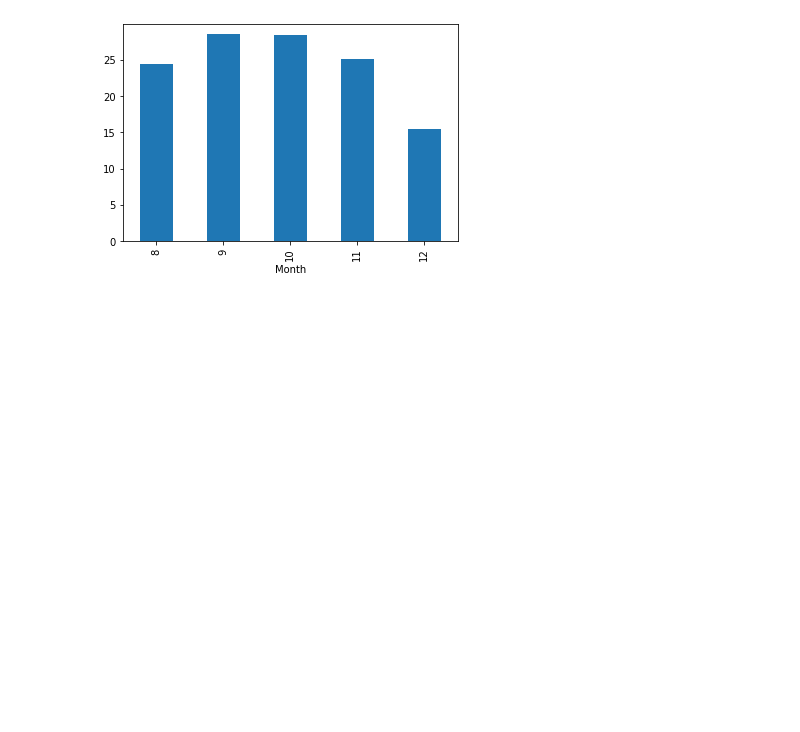
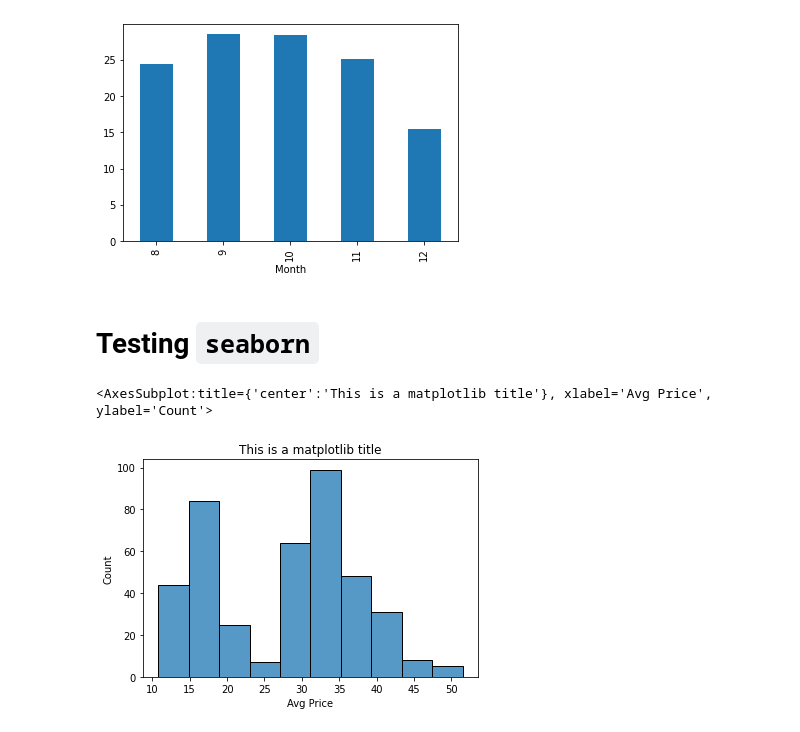
Before and after one commit to Nelarius/ML-For-Beginners, a Jupyter notebook: 2-Regression/2-Data/notebook.ipynb, the cells around one changed output. Cells and saved outputs as stored; diff of their text form; code cells hidden in the pictures; blank space fills up the shorter version.

Commit message:
Add some seaborn tests

```diff
--- a/2-Regression/2-Data/notebook.ipynb
+++ b/2-Regression/2-Data/notebook.ipynb
@@ -104,3 +105,13 @@ new_pumpkins.groupby(['Month'])['Avg Price'].mean().plot(kind='bar')
 1650    1/2 bushel cartons      8     38.000       18.0        20.0
 <AxesSubplot:xlabel='Month'>
 [figure]
+# %% [markdown]
+# Testing `seaborn`
+# %%
+# Looks like you can just pass dataframes straight to seaborn
+
+plt.title('This is a matplotlib title')
+sns.histplot(data=new_pumpkins, x='Avg Price')
+# %% [output]
+<AxesSubplot:title={'center':'This is a matplotlib title'}, xlabel='Avg Price', ylabel='Count'>
+[figure, added]
```
Also changed, not shown: parts of 2 cells of this notebook.
